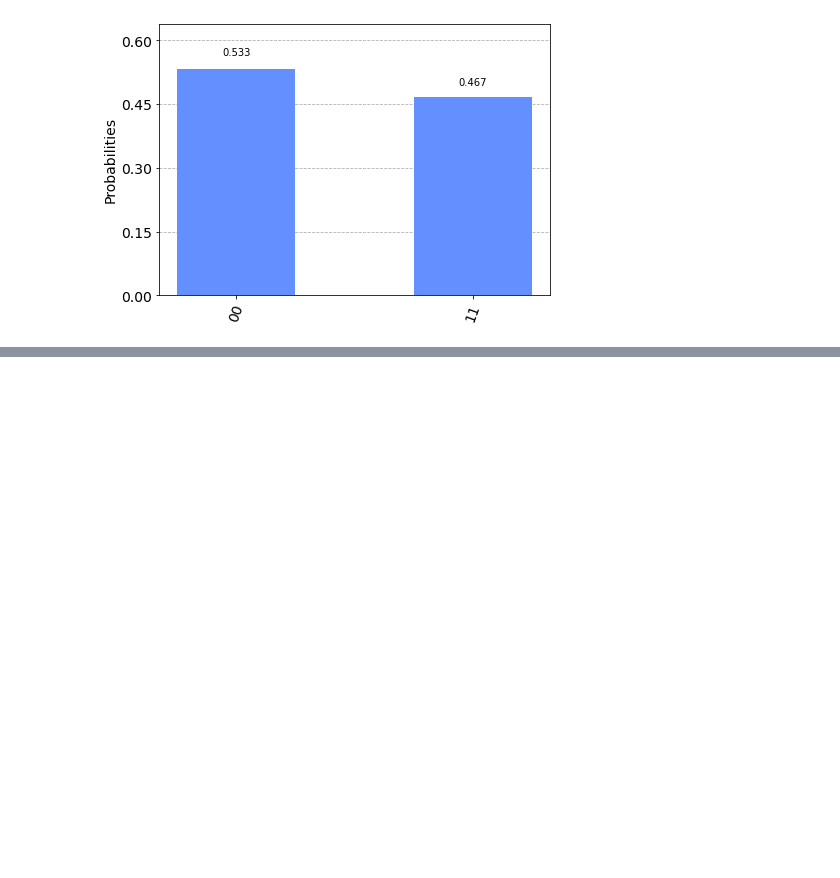
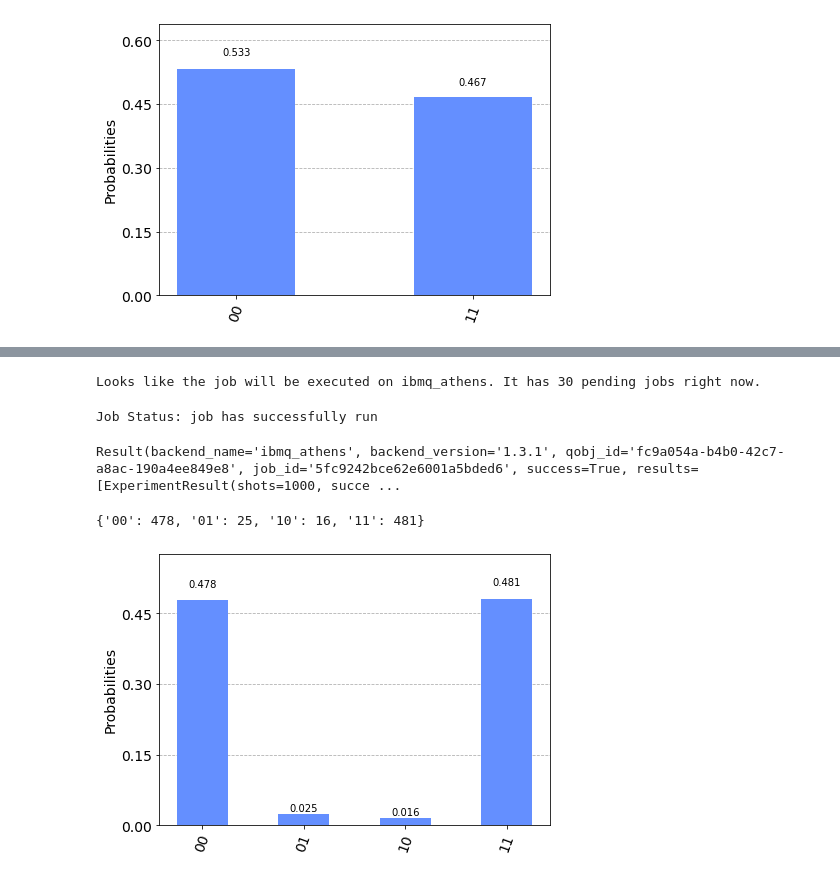
Before and after one commit to theSLWayne/entangled-world, a Jupyter notebook: entangled_world.ipynb, the cells around one changed output, grey strips where cells are left out. Drawn from its saved outputs; the diff is of its cells as text; code cells hidden in the pictures; blank space fills up the shorter version.

Commit message:
Run circuit on real QC

```diff
--- a/entangled_world.ipynb
+++ b/entangled_world.ipynb
@@ -133,0 +136,35 @@ plot_histogram(counts_sim_ibm)
+# %%
+from qiskit.providers.ibmq import least_busy
+
+# Select least busy device from all active devices offered in IBM Quantum Experience that has more than 1 qubit
+
+backend = least_busy(provider.backends(operational = True, simulator = False, status_msg = 'active', filters=lambda x: x.configuration().n_qubits > 1))
+# %%
+print("Looks like the job will be executed on {}. It has {} pending jobs right now.".format(backend, backend.status().pending_jobs))
+# %% [output]
+Looks like the job will be executed on ibmq_athens. It has 30 pending jobs right now.
+# %%
+# Execute the circuit on the quantum computer
+
+job = q.execute(circuit, backend, shots = 1000)
+job_monitor(job)
+# %% [output]
+Job Status: job has successfully run
+# %%
+# Results from the job
+
+results_ibm = job.result()
+results_ibm
+# %% [output]
+Result(backend_name='ibmq_athens', backend_version='1.3.1', qobj_id='fc9a054a-b4b0-42c7-a8ac-190a4ee849e8', job_id='5fc9242bce62e6001a5bded6', success=True, results=[ExperimentResult(shots=1000, succe ...
+# %%
+counts_ibm = results_ibm.get_counts(circuit)
+counts_ibm
+# %% [output]
+{'00': 478, '01': 25, '10': 16, '11': 481}
+# %%
+# Create a histogram of counts
+
+plot_histogram(counts_ibm)
+# %% [output]
+[figure, added]
```
Also changed, not shown: parts of 1 cell of this notebook.
